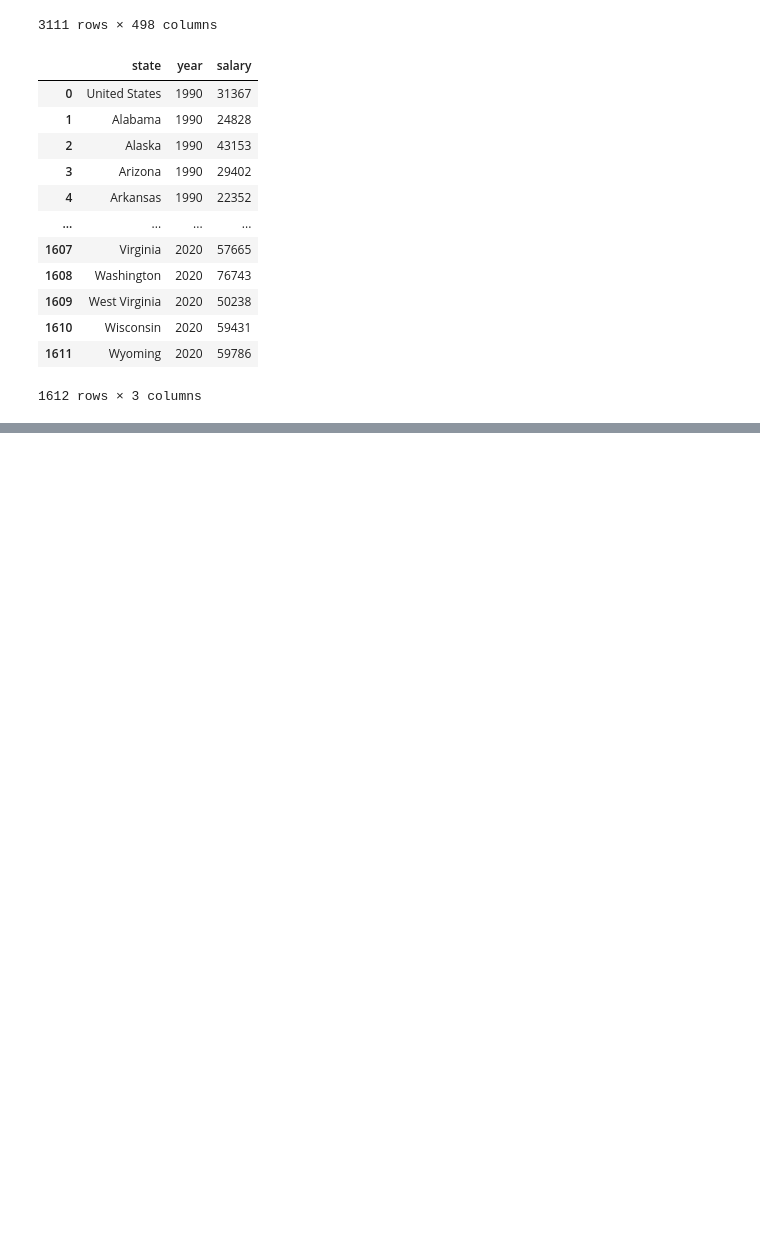
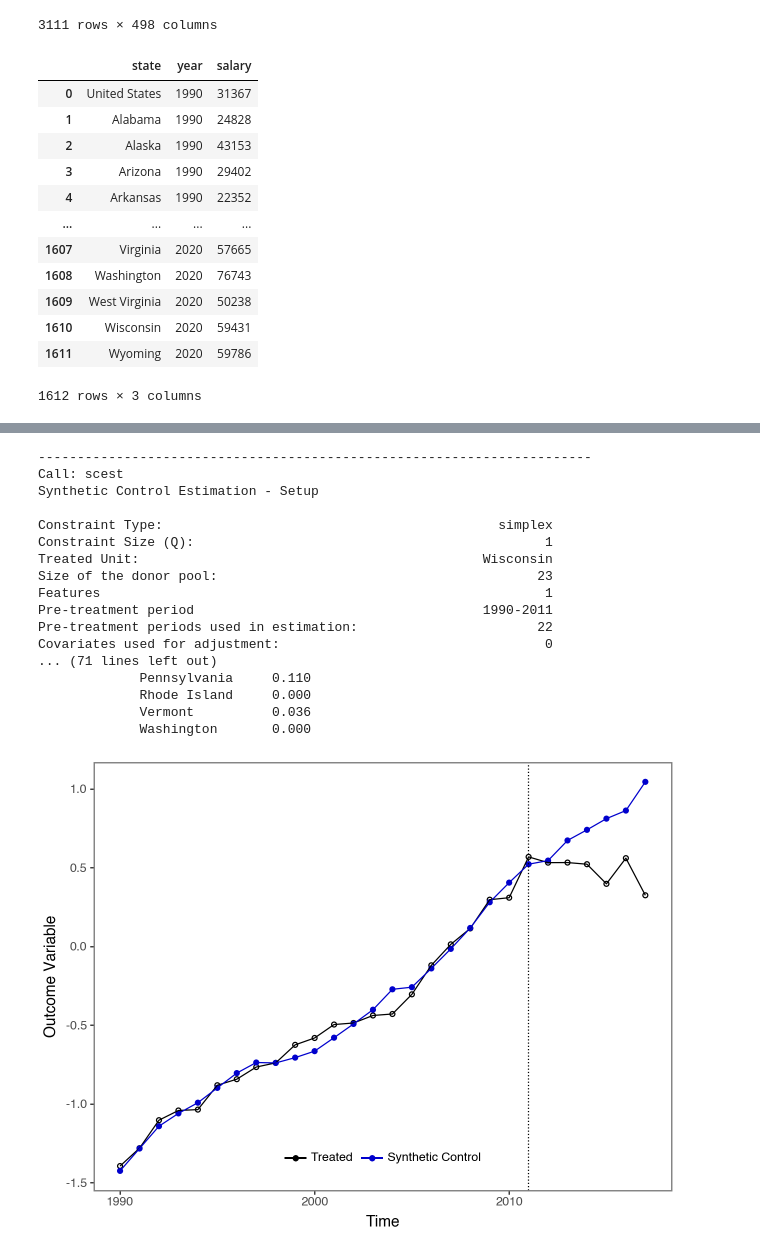
Before and after one commit to ricochn02/526-project, a Jupyter notebook: analysis_draft_synth.ipynb, the cells around one changed output, grey strips where cells are left out. Saved outputs shown, nothing was run; the diff lists cells and outputs as text; code cells hidden in the pictures; blank space fills up the shorter version.

Commit message:
Try scpi code

```diff
--- a/analysis_draft_synth.ipynb
+++ b/analysis_draft_synth.ipynb
@@ -107,0 +121,47 @@ df
+# %%
+df["wisconsin"] = (df["st"] == 'WI')
+df["after_treatment"] = df["year"] > 2011
+# %%
+import random
+from scpi_pkg.scdata import scdata
+from scpi_pkg.scest import scest
+from scpi_pkg.scplot import scplot
+from sklearn.preprocessing import StandardScaler
+
+scaler = StandardScaler()
+df["salary_scaled"] = scaler.fit_transform(df[["salary"]])
+
+scdf = scdata(df = df, id_var= "state", time_var="year", outcome_var="salary_scaled",
+              period_pre=df.query("not after_treatment").year.unique(),
+              period_post=df.query("after_treatment").year.unique(),
+              unit_tr='Wisconsin',
+              unit_co=df.query("not wisconsin").state.unique(),
+              features=["salary_scaled"],
+              cov_adj=None,
+              cointegrated_data=True,
+              constant=False)
+# %%
+est_si = scest(scdf, w_constr={'name': "simplex"})
+print(est_si)
+est_si2 = scest(scdf, w_constr={'p': 'L1', 'dir': '==', 'Q': 1, 'lb': 0})
+print(est_si2)
+scplot(est_si)
+# %% [output]
+-----------------------------------------------------------------------
+Call: scest
+Synthetic Control Estimation - Setup
+
+Constraint Type:                                           simplex
+Constraint Size (Q):                                             1
+Treated Unit:                                            Wisconsin
+Size of the donor pool:                                         23
+Features                                                         1
+Pre-treatment period                                     1990-2011
+Pre-treatment periods used in estimation:                       22
+Covariates used for adjustment:                                  0
+... (71 lines left out)
+             Pennsylvania     0.110
+             Rhode Island     0.000
+             Vermont          0.036
+             Washington       0.000
+[figure, added]
```
Also changed, not shown: parts of 4 cells of this notebook.
